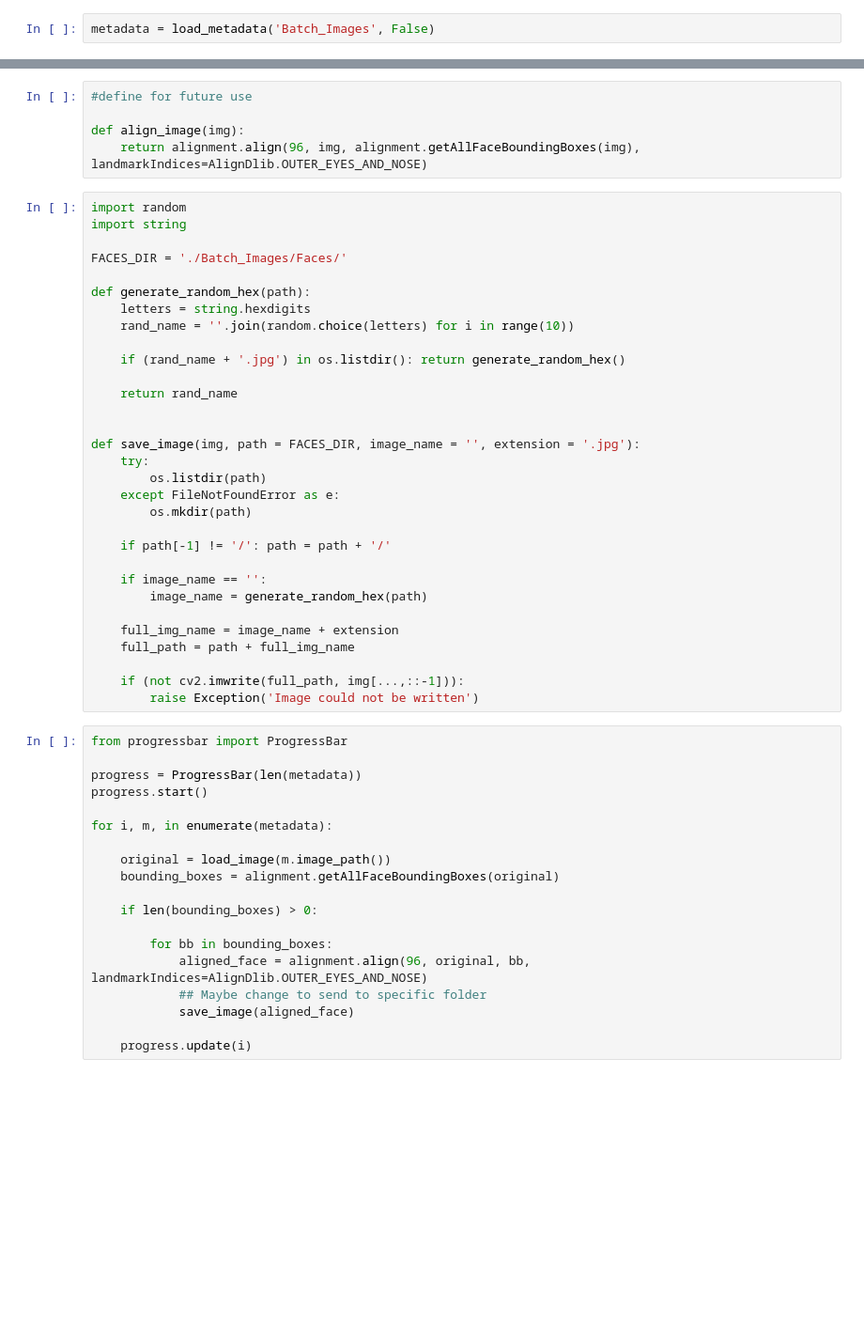
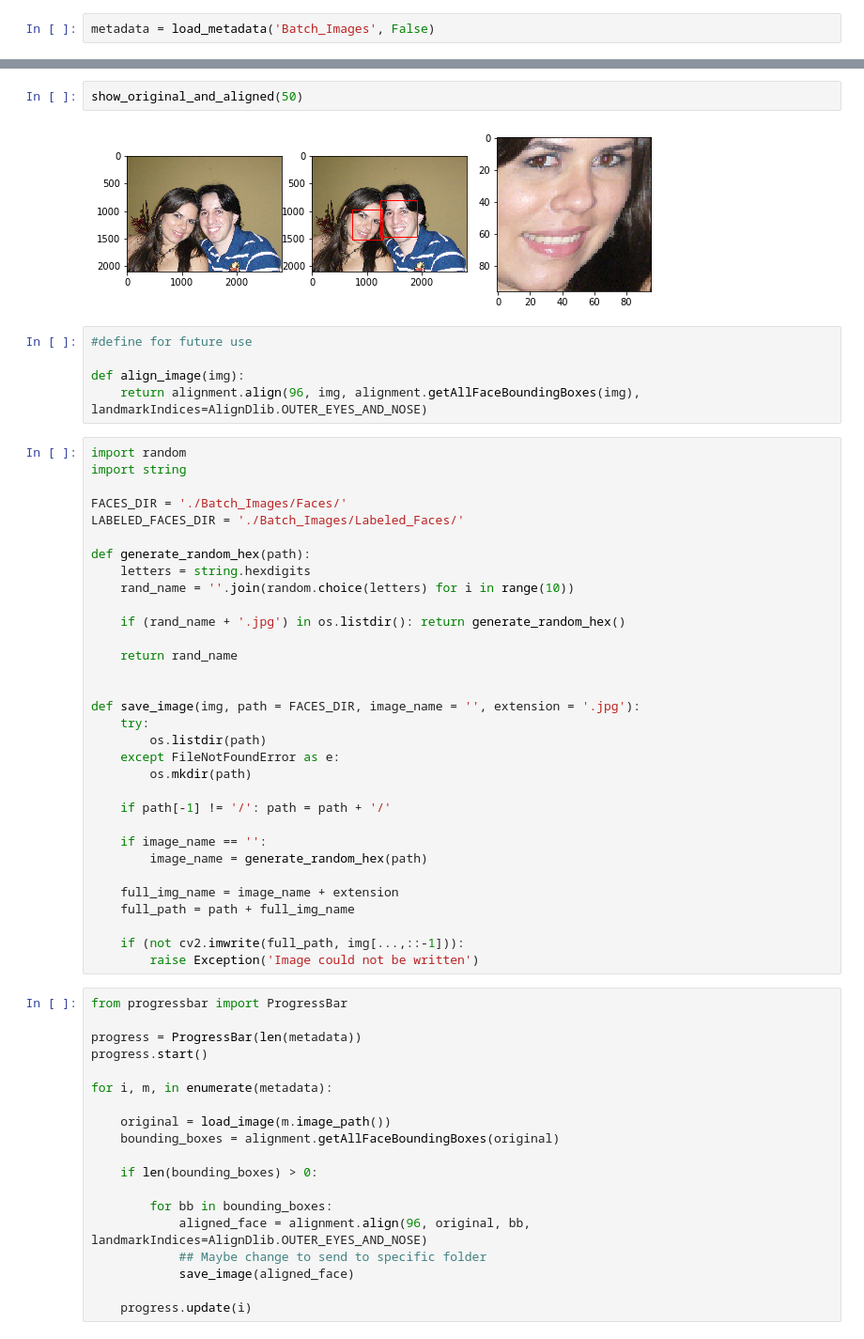
Before and after one commit to Thulio-Carvalho/DeepEvents, a Jupyter notebook: FaceNet.ipynb, the cells around one changed output, grey strips where cells are left out. Shown at 94% size. Drawn from its saved outputs; the diff is of its cells as text; blank space fills up the shorter version.

```diff
--- a/FaceNet.ipynb
+++ b/FaceNet.ipynb
@@ -139,5 +139,9 @@ def show_not_recognized(x, y):
             plt.imshow(original)
             plt.gca().add_patch(patches.Rectangle((i.left(), i.top()), i.width(), i.height(), fill=False, color='red'))
+# %%
+show_original_and_aligned(50)
+# %% [output]
+[figure, added]
 # %%
 #define for future use
 
@@ -148,6 +152,7 @@ import random
 import string
 
 FACES_DIR = './Batch_Images/Faces/'
+LABELED_FACES_DIR = './Batch_Images/Labeled_Faces/'
 
 def generate_random_hex(path):
     letters = string.hexdigits
```
Also changed, not shown: parts of 12 cells of this notebook.
